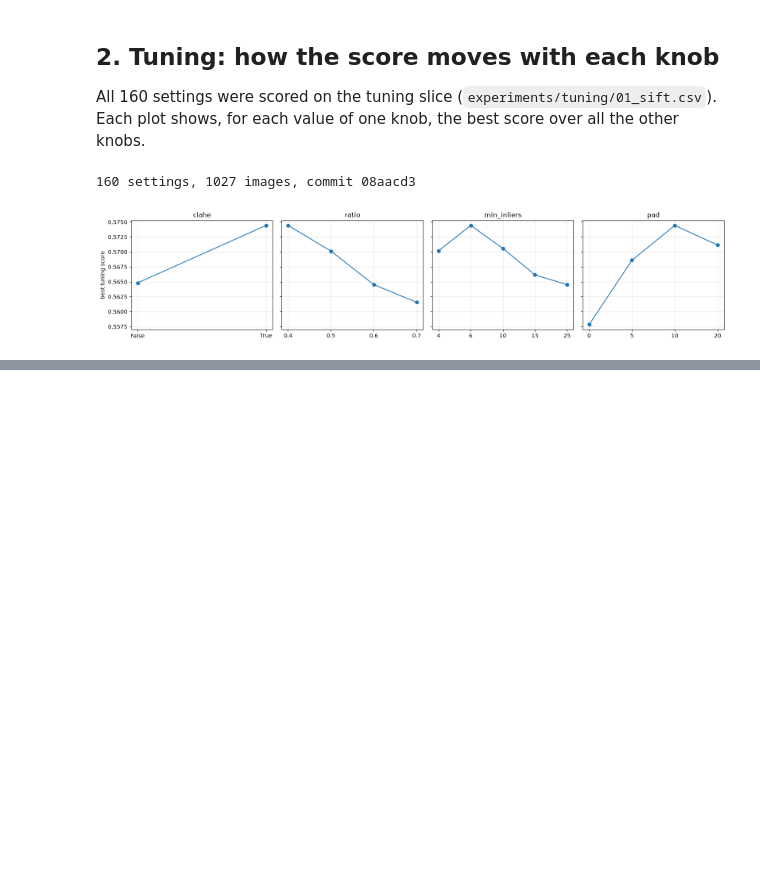
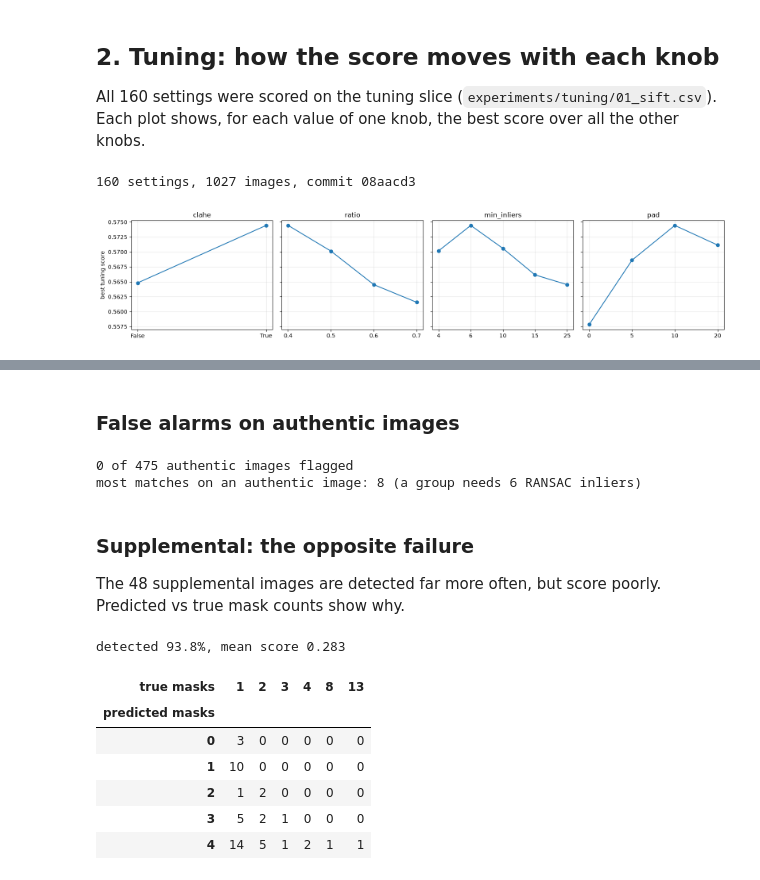
Before and after one commit to lucjohn/Recod.ai-LUC-Scientific-Image-Forgery-Detection, a Jupyter notebook: notebooks/01_classical.ipynb, the cells around one changed output, grey strips where cells are left out. Cells and saved outputs as stored; diff of their text form; code cells hidden in the pictures; blank space fills up the shorter version.

```diff
--- a/notebooks/01_classical.ipynb
+++ b/notebooks/01_classical.ipynb
@@ -127,0 +162,29 @@ Top 10 settings:
+# %%
+from forgery.cache import get_features
+
+runs = sorted((REPO_ROOT / "experiments" / "runs").glob("*_01_sift"))
+val_run = [d for d in runs if yaml.safe_load((d / "config.yaml").read_text())["split"] == "val"][-1]
+per_image = pd.read_csv(val_run / "per_image.csv").set_index("sample_id")
+print(f"run: {val_run.name}, {len(per_image)} images")
+
+facts = []
+for row in index.loc[per_image.index].itertuples():
+    f = get_features(row, chosen["max_side"], chosen["clahe"])
+    pairs = match(f, chosen["ratio"], chosen["min_distance"])
+    found = group(f.points, pairs, chosen["ransac_threshold"], chosen["min_inliers"], chosen["max_groups"])
+    gt = load_masks(row.mask_path)
+    forged_px = np.any(np.stack(gt), axis=0) if gt else np.zeros((row.height, row.width), bool)
+    xy = np.clip(np.round(f.points / f.scale).astype(int), 0, [row.width - 1, row.height - 1])
+    gray, _ = prepare(load_image(row.image_path), chosen["max_side"], clahe=False)
+    facts.append({
+        "sample_id": row.Index,
+        "mean_gray": gray.mean(),
+        "n_keypoints": len(f.points),
+        "kp_in_forged": int(forged_px[xy[:, 1], xy[:, 0]].sum()) if len(xy) else 0,
+        "n_matches": len(pairs),
+        "n_groups": len(found),
+        "forged_area": forged_px.mean(),
+    })
+val = per_image.join(pd.DataFrame(facts).set_index("sample_id"))
+forged_val = val[val.n_gt > 0]
+authentic_val = val[val.n_gt == 0]
@@ -127,0 +266,29 @@ Top 10 settings:
+# %% [markdown]
+### False alarms on authentic images
+# %%
+false_alarms = authentic_val[authentic_val.n_pred > 0]
+print(f"{len(false_alarms)} of {len(authentic_val)} authentic images flagged")
+print(f"most matches on an authentic image: {authentic_val.n_matches.max()} "
+      f"(a group needs {chosen['min_inliers']} RANSAC inliers)")
+# %% [output]
+0 of 475 authentic images flagged
+most matches on an authentic image: 8 (a group needs 6 RANSAC inliers)
+# %% [markdown]
+### Supplemental: the opposite failure
+
+The 48 supplemental images are detected far more often, but score poorly. Predicted vs true
+mask counts show why.
+# %%
+sup_run = [d for d in runs if yaml.safe_load((d / "config.yaml").read_text())["split"] == "supplemental"][-1]
+sup = pd.read_csv(sup_run / "per_image.csv")
+print(f"detected {sup.n_pred.gt(0).mean():.1%}, mean score {sup.score.mean():.3f}")
+pd.crosstab(sup.n_pred, sup.n_gt, rownames=["predicted masks"], colnames=["true masks"])
+# %% [output]
+detected 93.8%, mean score 0.283
+| true masks | 1 | 2 | 3 | 4 | 8 | 13 |
+| predicted masks |  |  |  |  |  |  |
+| 0 | 3 | 0 | 0 | 0 | 0 | 0 |
+| 1 | 10 | 0 | 0 | 0 | 0 | 0 |
+| 2 | 1 | 2 | 0 | 0 | 0 | 0 |
+| 3 | 5 | 2 | 1 | 0 | 0 | 0 |
+| 4 | 14 | 5 | 1 | 2 | 1 | 1 |
```
Also changed, not shown: parts of 15 cells of this notebook, 2 other files.
